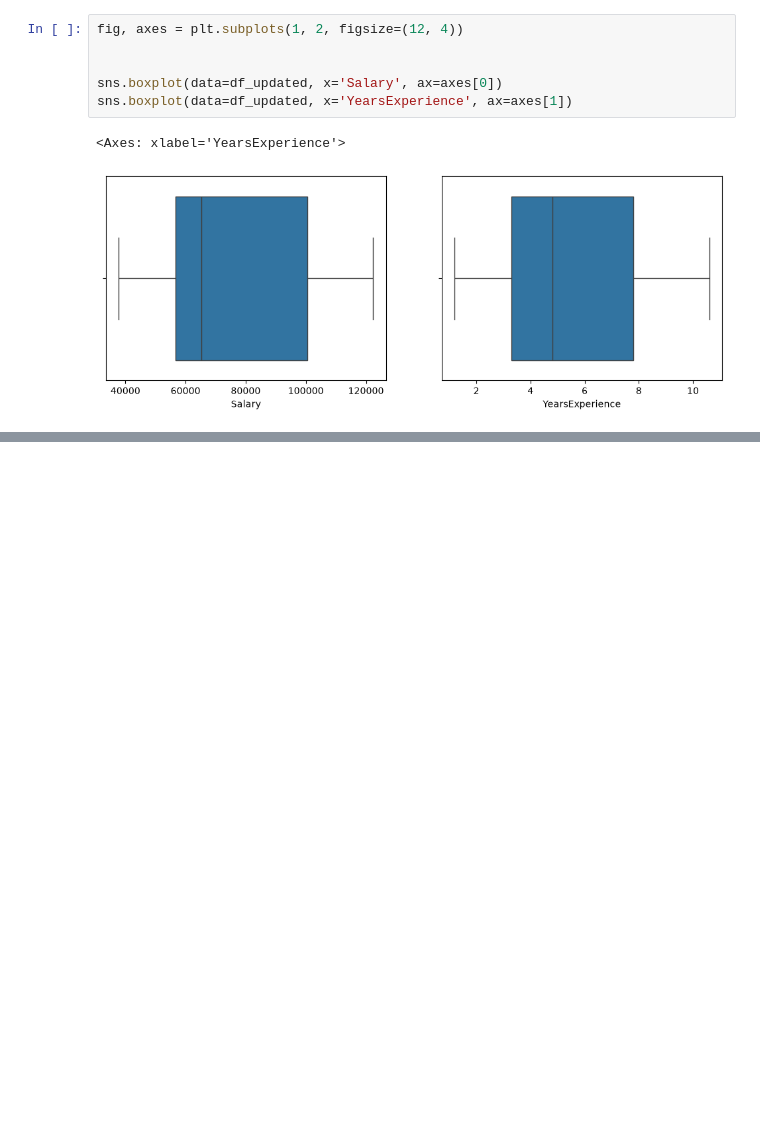
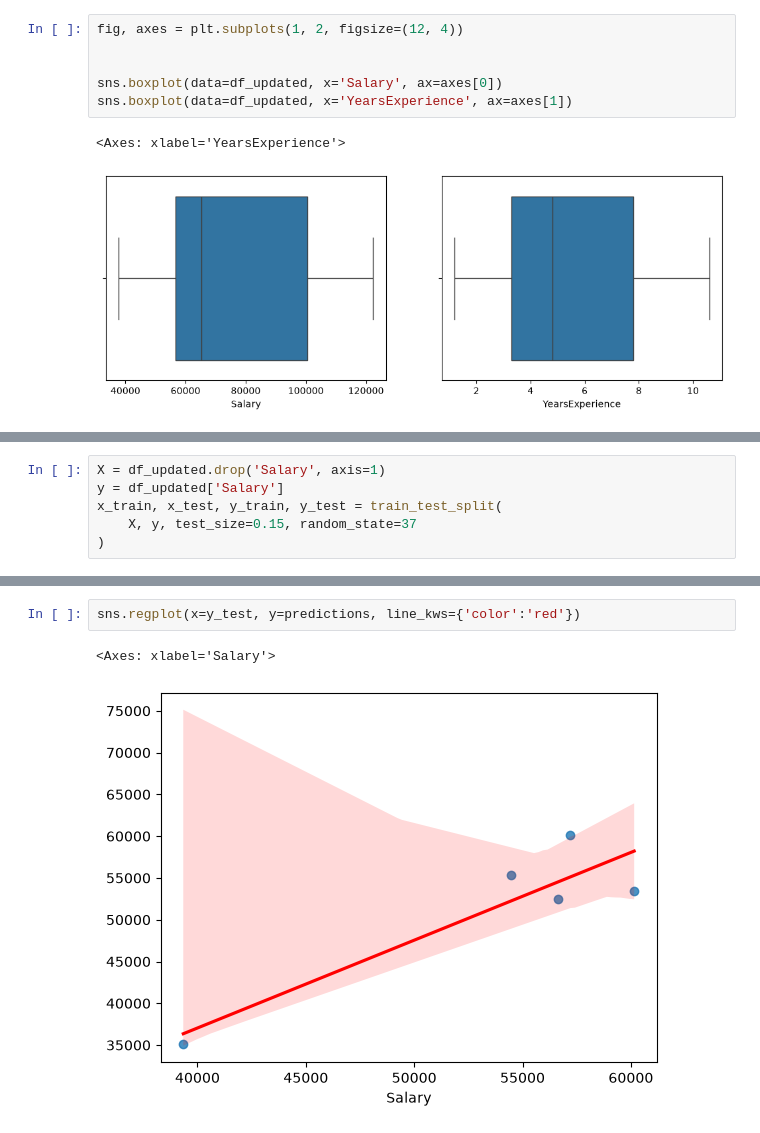
Before and after one commit to Ri-Dearg/aiml-labs, a Jupyter notebook: lab3a.ipynb, the cells around one changed output, grey strips where cells are left out. Cells and saved outputs as stored; diff of their text form; blank space fills up the shorter version.

```diff
--- a/lab3a.ipynb
+++ b/lab3a.ipynb
@@ -132,0 +140,6 @@ sns.scatterplot(data=df_updated, y='Salary', x='YearsExperience')
+# %%
+X = df_updated.drop('Salary', axis=1)
+y = df_updated['Salary']
+x_train, x_test, y_train, y_test = train_test_split(
+    X, y, test_size=0.15, random_state=37
+)
@@ -132,0 +165,5 @@ sns.scatterplot(data=df_updated, y='Salary', x='YearsExperience')
+# %%
+sns.regplot(x=y_test, y=predictions, line_kws={'color':'red'})
+# %% [output]
+<Axes: xlabel='Salary'>
+[figure, added]
```
Also changed, not shown: parts of 9 cells of this notebook.
